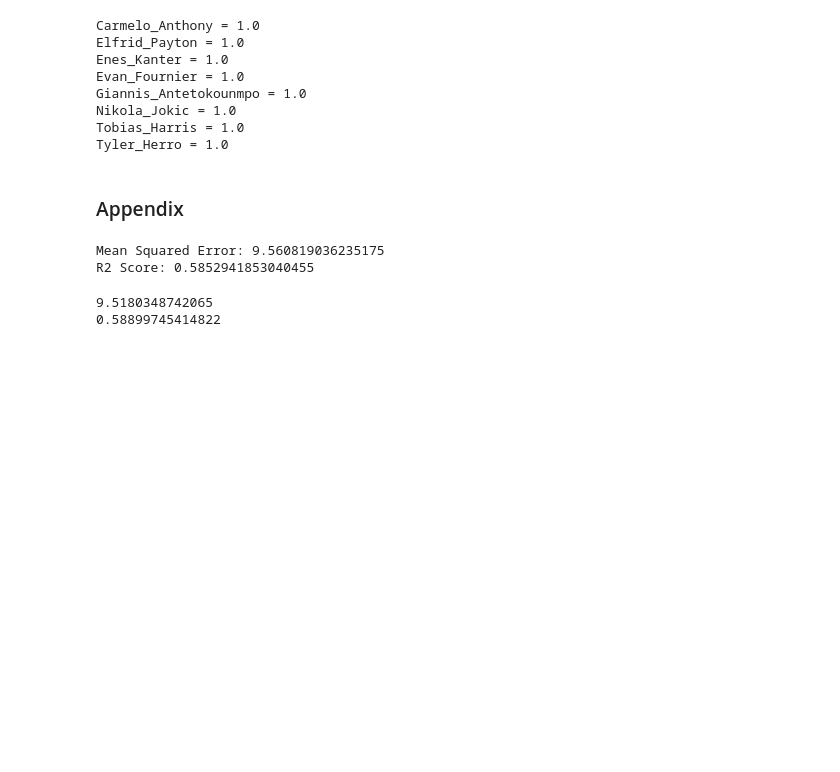
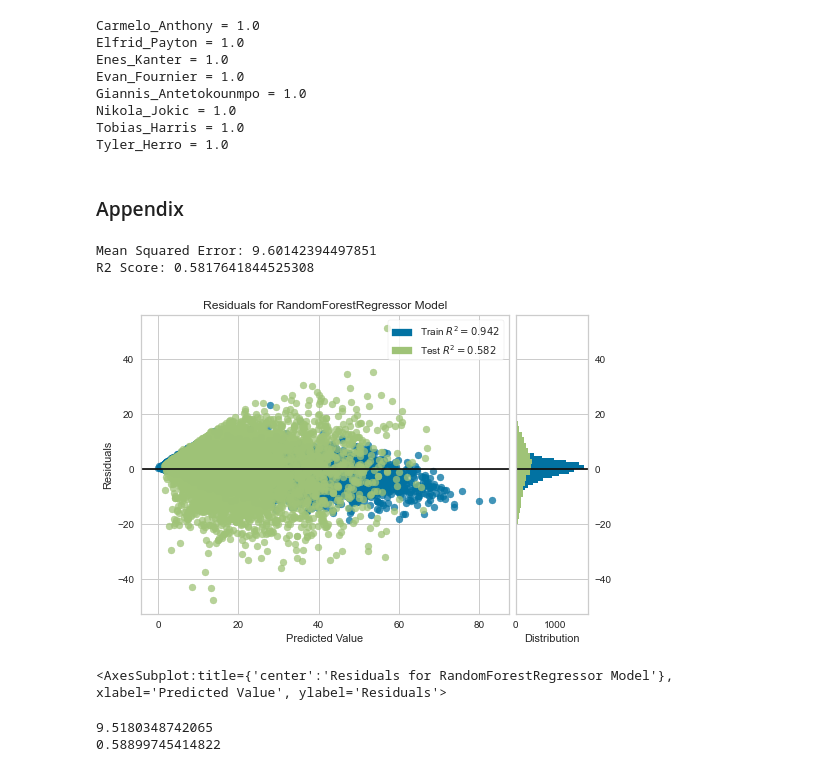
Before and after one commit to PeterXiao-create/DraftKings_prediction_ML, a Jupyter notebook: Project/Data 245 Project_Final.ipynb, the cells around one changed output. Drawn from its saved outputs; the diff is of its cells as text; code cells hidden in the pictures; blank space fills up the shorter version.

Commit message:
Update Data 245 Project_Final.ipynb
fix errors

```diff
--- a/Project/Data 245 Project_Final.ipynb
+++ b/Project/Data 245 Project_Final.ipynb
@@ -290,6 +291,3 @@ from sklearn.linear_model import ElasticNet
 # %%
 y = final_df['DKING_SCORE']
 X = final_df.drop(columns = ['DKING_SCORE'])
-# %%
-model_enet = ElasticNet(alpha = 0.01)
-model_enet.fit(X, y)
@@ -410,16 +413,22 @@ X_test = sc_X.transform(X_test)
 # %%
 # #############################################################################
 # Random Forest
-
-from sklearn.ensemble import RandomForestRegressor
-regressor = RandomForestRegressor(n_estimators = 500, min_samples_leaf = 3,  random_state = 0, n_jobs = -1, min_samples_split = 2)
+regressor = RandomForestRegressor()
 regressor.fit(X_train, y_train)
 pred = regressor.predict(X_test)
 print('Mean Squared Error:', metrics.mean_squared_error(y_test, pred, squared = False))
 print('R2 Score:', metrics.r2_score(y_test, pred))
 # %% [output]
-Mean Squared Error: 9.560819036235175
-R2 Score: 0.5852941853040455
+Mean Squared Error: 9.60142394497851
+R2 Score: 0.5817641844525308
+# %%
+visualizer = ResidualsPlot(regressor)
+visualizer.fit(X_train, y_train)
+visualizer.score(X_test, y_test)
+visualizer.show()
+# %% [output]
+[figure, added]
+<AxesSubplot:title={'center':'Residuals for RandomForestRegressor Model'}, xlabel='Predicted Value', ylabel='Residuals'>
 # %%
 lr = LinearRegression()
 lr.fit(X_train, y_train)
```
Also changed, not shown: parts of 14 cells of this notebook.
